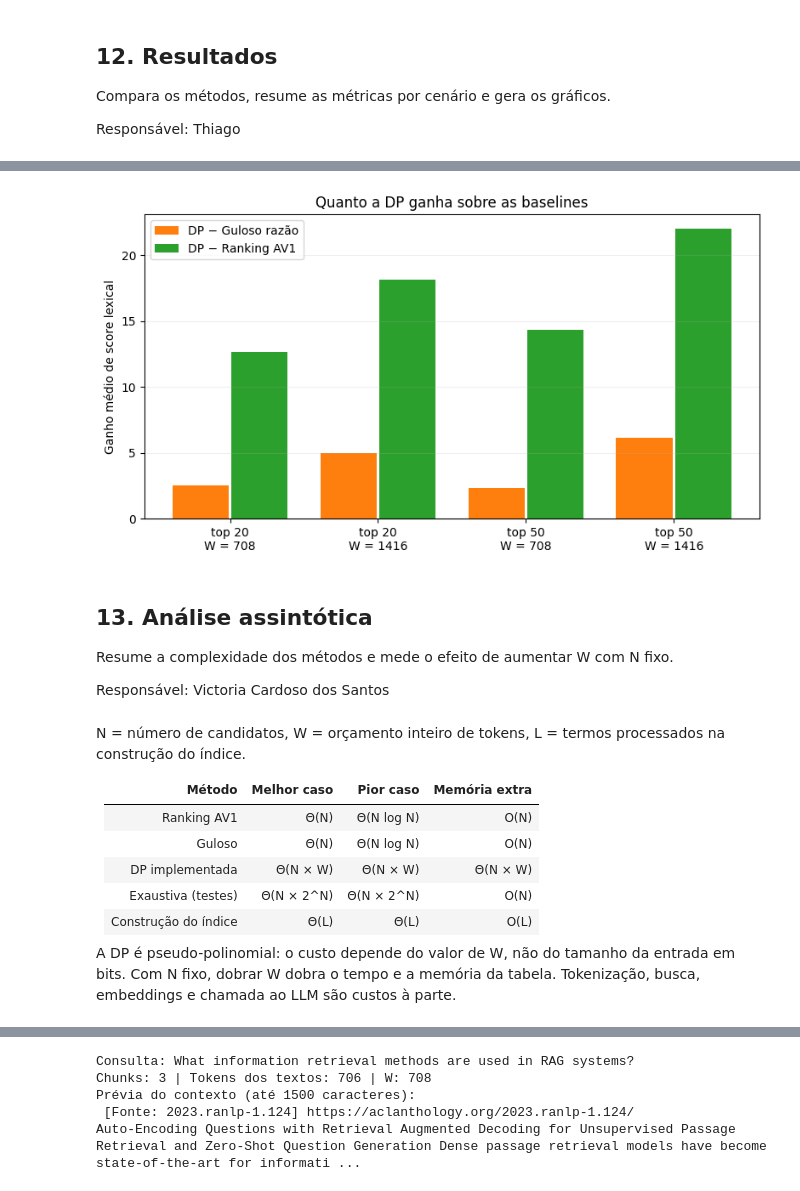
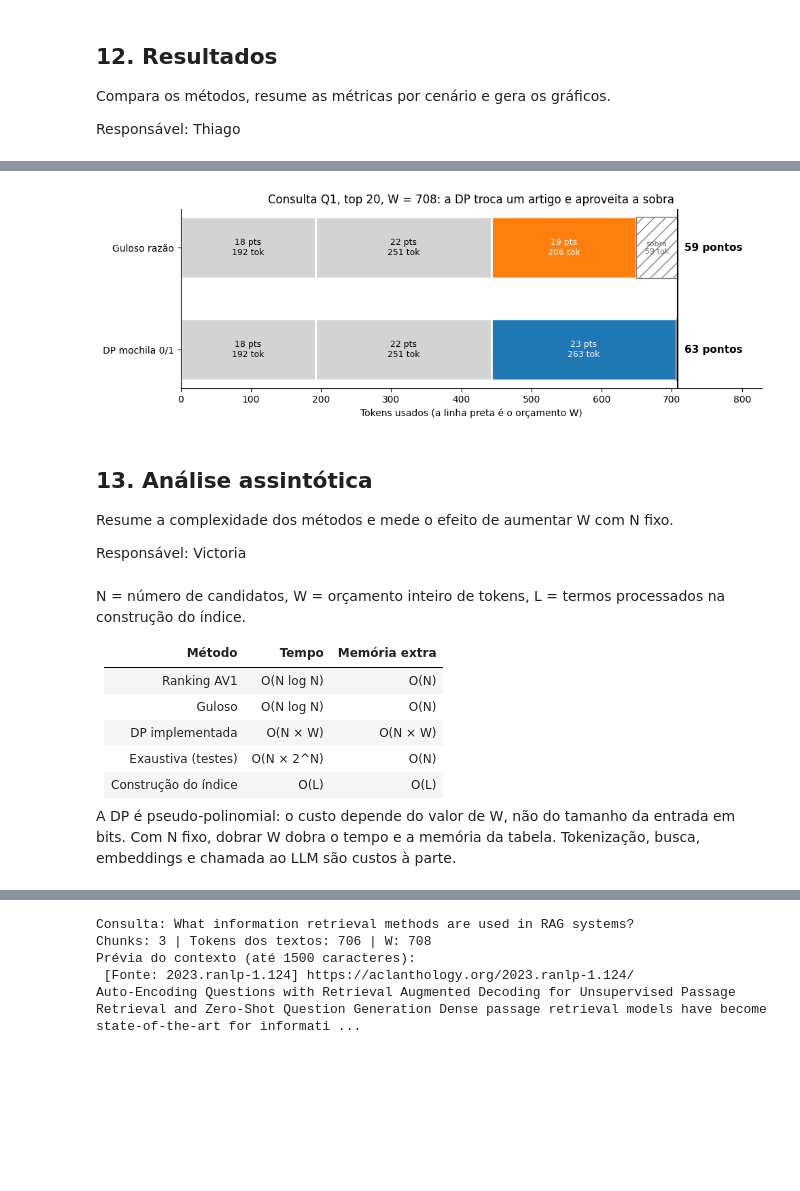
Before and after one commit to Leonardodcomp/PAA_UFS_2026_2_Ferreira_Iris_Ferreira_Jose_Lisboa_Clariane_Santos_Thiago_Santos_Victoria_Silva_Leo, a Jupyter notebook: AV02/PAA_AV2_Selecao_tokens_Mochila01_DP.ipynb, the cells around one changed output, grey strips where cells are left out. Drawn from its saved outputs; the diff is of its cells as text; code cells hidden in the pictures; blank space fills up the shorter version.

```diff
--- a/AV02/PAA_AV2_Selecao_tokens_Mochila01_DP.ipynb
+++ b/AV02/PAA_AV2_Selecao_tokens_Mochila01_DP.ipynb
@@ -118,6 +124,8 @@ if ARQUIVO_CORPUS.exists():
 else:
     try:
         df = baixar_artigos_acl(QUERY_TERMS, N_ARTIGOS_COLETA)
+    except Exception as erro:
+        raise RuntimeError('Coloque o CSV real da AV1 em dados/acl_corpus_av1.csv') from erro
     df.to_csv(ARQUIVO_CORPUS, index=False)
     origem = 'Nova coleta da ACL Anthology'
 
@@ -729,36 +666,54 @@ for metrica,titulo,ylabel,arquivo in [
 # %%
-# Gráfico: ganho médio de score da DP sobre as baselines em cada cenário.
-ganho = comparacao.reset_index().groupby(['n_candidatos_solicitados', 'W'])[['ganho_dp_vs_guloso', 'ganho_dp_vs_ranking']].mean()
-rotulos = [f'top {n}\nW = {w}' for n, w in ganho.index]
-x = np.arange(len(ganho))
-plt.figure(figsize=(8, 4.5))
-plt.bar(x - 0.2, ganho['ganho_dp_vs_guloso'], width=0.38, color='tab:orange', label='DP − Guloso razão')
-plt.bar(x + 0.2, ganho['ganho_dp_vs_ranking'], width=0.38, color='tab:green', label='DP − Ranking AV1')
-plt.xticks(x, rotulos)
-plt.ylabel('Ganho médio de score lexical')
-plt.title('Quanto a DP ganha sobre as baselines')
-plt.legend()
-plt.grid(axis='y', alpha=.2)
+# Cada bloco é um artigo; a largura é o custo em tokens. A barra inteira é o orçamento W.
+qid, n, W, cands, g, d = caso
+mapa = {c['id']: c for c in cands}
+comuns = [i for i in g['ids'] if i in set(d['ids'])]
+
+fig, ax = plt.subplots(figsize=(10, 3.6))
+for linha, (res, nome, cor_exclusivo) in enumerate([(g, 'Guloso razão', 'tab:orange'), (d, 'DP mochila 0/1', 'tab:blue')]):
+    y = 1 - linha
+    ordem = comuns + [i for i in res['ids'] if i not in comuns]   # artigos em comum primeiro
+    inicio = 0
+    for i in ordem:
+        art = mapa[i]
+        cor = 'lightgray' if i in comuns else cor_exclusivo
+        ax.barh(y, art['cost'], left=inicio, height=0.6, color=cor, edgecolor='white', linewidth=2)
+        ax.text(inicio + art['cost'] / 2, y, f"{art['value']:.0f} pts\n{art['cost']} tok",
+                ha='center', va='center', fontsize=9, color='white' if i not in comuns else 'black')
+        inicio += art['cost']
+    sobra = W - inicio
+    ax.barh(y, sobra, left=inicio, height=0.6, color='white', edgecolor='gray', hatch='//', linewidth=1)
+    if sobra > 25:
+        ax.text(inicio + sobra / 2, y, f'sobra\n{sobra} tok', ha='center', va='center', fontsize=8, color='dimgray')
+    ax.text(W + 10, y, f"{res['valor']:.0f} pontos", va='center', fontsize=11, fontweight='bold')
+
+ax.axvline(W, color='black', linewidth=1.5)
+ax.set_yticks([1, 0], ['Guloso razão', 'DP mochila 0/1'])
+ax.set_xlim(0, W * 1.17)
+ax.set_xlabel('Tokens usados (a linha preta é o orçamento W)')
+ax.set_title(f'Consulta {qid}, top {n}, W = {W}: a DP troca um artigo e aproveita a sobra')
+for lado in ['top', 'right']:
+    ax.spines[lado].set_visible(False)
 plt.tight_layout()
-plt.savefig(PASTA_SAIDA / 'ganho_dp.png', dpi=150)
+plt.savefig(PASTA_SAIDA / 'mochila_caso_real.png', dpi=150)
 plt.show()
 # %% [output]
-[figure, old version]
+[figure, new version]
 # %% [markdown]
 ## 13. Análise assintótica
 Resume a complexidade dos métodos e mede o efeito de aumentar W com N fixo.
 
-Responsável: Victoria Cardoso dos Santos
+Responsável: Victoria
 # %% [markdown]
 N = número de candidatos, W = orçamento inteiro de tokens, L = termos processados na construção do índice.
 
-| Método | Melhor caso | Pior caso | Memória extra |
-|---|---|---|---|
-| Ranking AV1 | Θ(N) | Θ(N log N) | O(N) |
-| Guloso | Θ(N) | Θ(N log N) | O(N) |
-| DP implementada | Θ(N × W) | Θ(N × W) | Θ(N × W) |
-| Exaustiva (testes) | Θ(N × 2^N) | Θ(N × 2^N) | O(N) |
-| Construção do índice | Θ(L) | Θ(L) | O(L) |
+| Método | Tempo | Memória extra |
+|---|---|---|
+| Ranking AV1 | O(N log N) | O(N) |
+| Guloso | O(N log N) | O(N) |
+| DP implementada | O(N × W) | O(N × W) |
+| Exaustiva (testes) | O(N × 2^N) | O(N) |
+| Construção do índice | O(L) | O(L) |
 
 A DP é pseudo-polinomial: o custo depende do valor de W, não do tamanho da entrada em bits. Com N fixo, dobrar W dobra o tempo e a memória da tabela. Tokenização, busca, embeddings e chamada ao LLM são custos à parte.
 # %%
```
Also changed, not shown: parts of 16 cells of this notebook.
